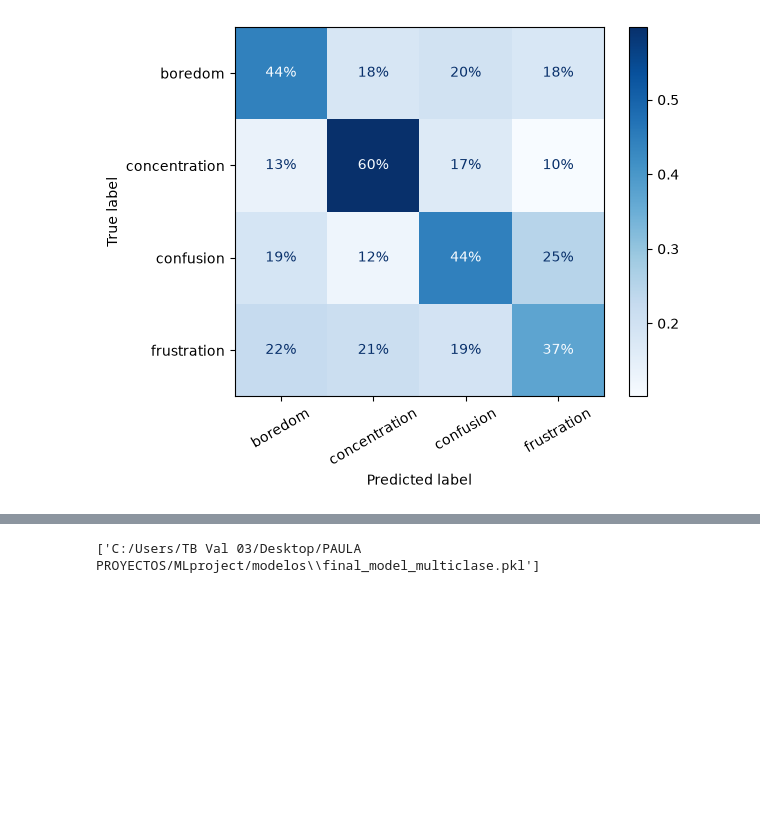
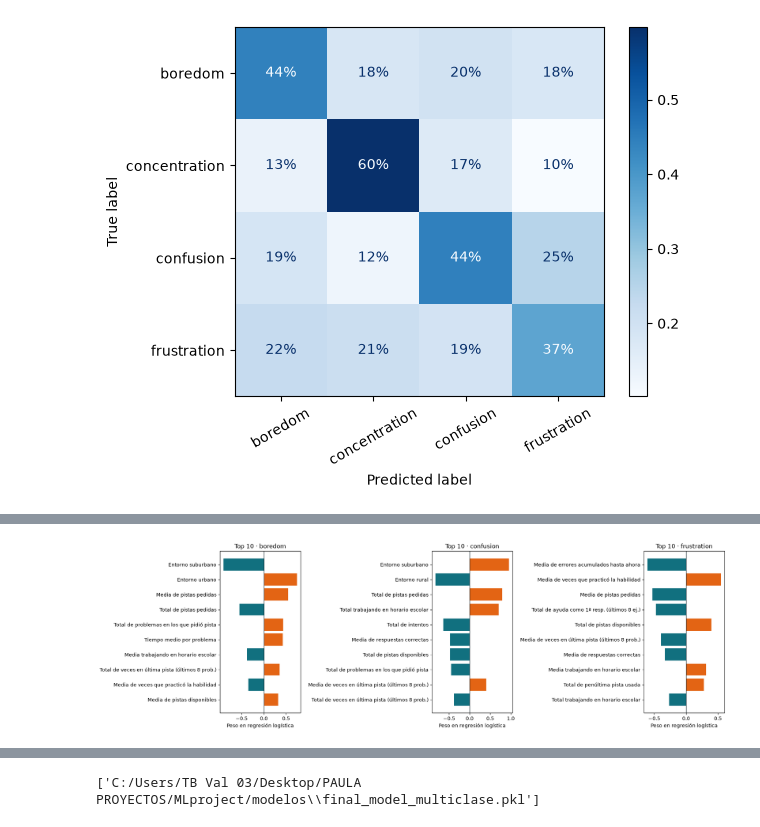
Before and after one commit to PaulitaLull/MLproject, a Jupyter notebook: notebooks/main_multiclase.ipynb, the cells around one changed output, grey strips where cells are left out. Drawn from its saved outputs; the diff is of its cells as text; code cells hidden in the pictures; blank space fills up the shorter version.

```diff
--- a/notebooks/main_multiclase.ipynb
+++ b/notebooks/main_multiclase.ipynb
@@ -588,0 +661,31 @@ disp.figure_.savefig("../imgs/matriz_confusion_val_multiclase.png", dpi=300, bbo
+# %%
+# El signo te dice la dirección (positivo empuja hacia esa emoción)
+nombres = grid.best_estimator_.named_steps["prep"].get_feature_names_out()
+coef    = pd.DataFrame(grid.best_estimator_.named_steps["modelo"].coef_, index=target_enc.classes_, columns=nombres)
+
+for clase in ["boredom", "confusion", "frustration"]:
+    print(clase)
+    print(coef.loc[clase].sort_values(key=abs, ascending=False).head(8).round(2), "\n")
+
+import matplotlib.pyplot as plt
+
+clases = ["boredom", "confusion", "frustration"]
+fig, axes = plt.subplots(1, 3, figsize=(18, 5.5), sharex=False)
+
+for ax, clase in zip(axes, clases):
+    top = coef.loc[clase].sort_values(key=abs, ascending=False).head(10).iloc[::-1]
+    etiquetas = [traducciones_vars.get(v, v) for v in top.index]
+    colores = ["#E36414" if val > 0 else "#11707F" for val in top]
+
+    ax.barh(etiquetas, top.values, color=colores)
+    ax.axvline(0, color="#14232B", linewidth=0.9)
+    ax.set_title(f"Top 10 · {clase}")
+    ax.set_xlabel("Peso en regresión logística")
+
+plt.tight_layout()
+plt.show()
+fig.savefig("../imgs/imp_caracts_multiclase_red.png", dpi=300, bbox_inches="tight")
+
+# El signo te dice la dirección (positivo empuja hacia esa emoción)
+# %% [output]
+[figure, added]
```
Also changed, not shown: parts of 8 cells of this notebook, 30 other files.
